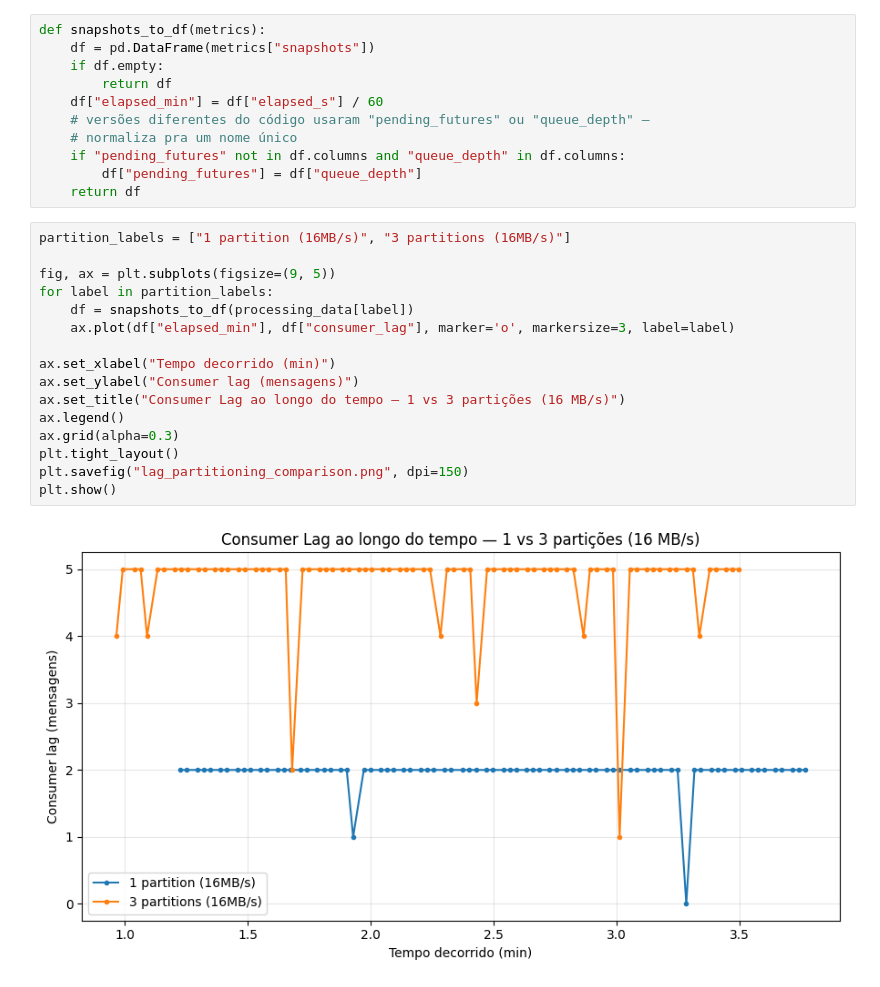
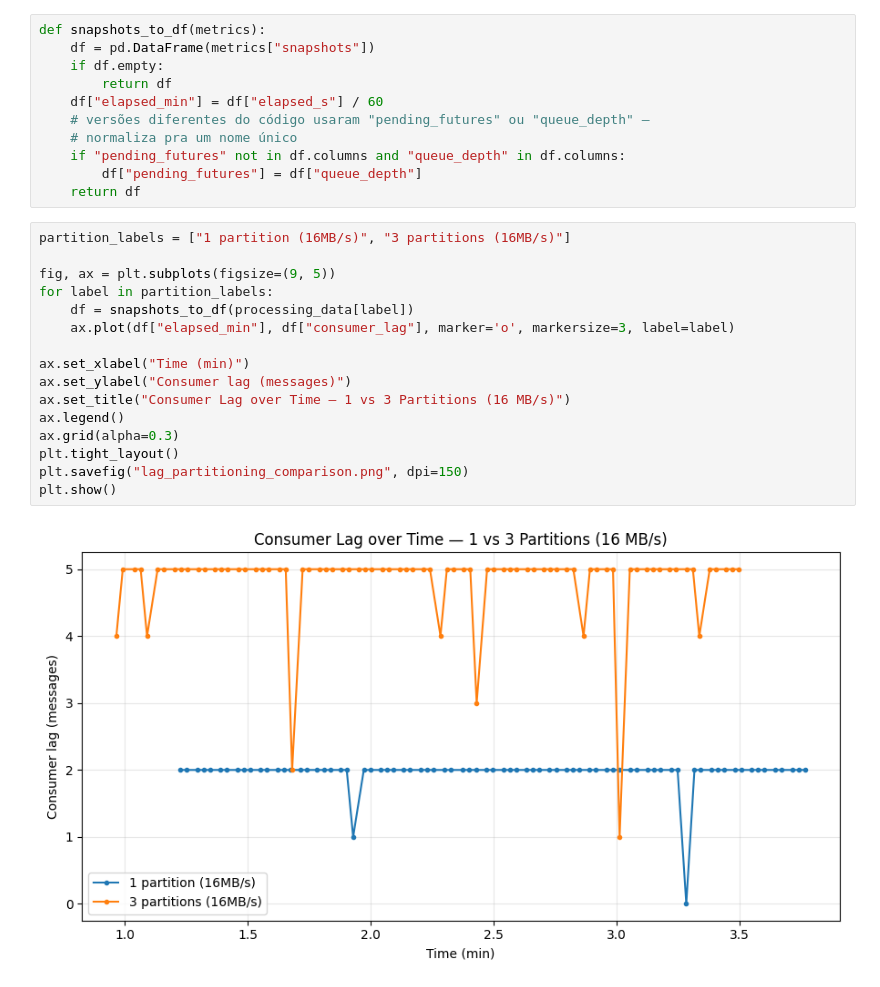
Before and after one commit to vinimicius/MAPD-B_Gr07, a Jupyter notebook: comparisons.ipynb, the cells around one changed output. Drawn from its saved outputs; the diff is of its cells as text.

```diff
--- a/comparisons.ipynb
+++ b/comparisons.ipynb
@@ -49,21 +46,21 @@ def snapshots_to_df(metrics):
 # %%
 partition_labels = ["1 partition (16MB/s)", "3 partitions (16MB/s)"]
 
 fig, ax = plt.subplots(figsize=(9, 5))
 for label in partition_labels:
     df = snapshots_to_df(processing_data[label])
     ax.plot(df["elapsed_min"], df["consumer_lag"], marker='o', markersize=3, label=label)
 
-ax.set_xlabel("Tempo decorrido (min)")
-ax.set_ylabel("Consumer lag (mensagens)")
-ax.set_title("Consumer Lag ao longo do tempo — 1 vs 3 partições (16 MB/s)")
+ax.set_xlabel("Time (min)")
+ax.set_ylabel("Consumer lag (messages)")
+ax.set_title("Consumer Lag over Time — 1 vs 3 Partitions (16 MB/s)")
 ax.legend()
 ax.grid(alpha=0.3)
 plt.tight_layout()
 plt.savefig("lag_partitioning_comparison.png", dpi=150)
 plt.show()
 # %% [output]
-[figure, old version]
+[figure, new version]
 # %%
 fig, ax = plt.subplots(figsize=(9, 5))
 for label in partition_labels:
```
Also changed, not shown: parts of 9 cells of this notebook, 2 other files.
